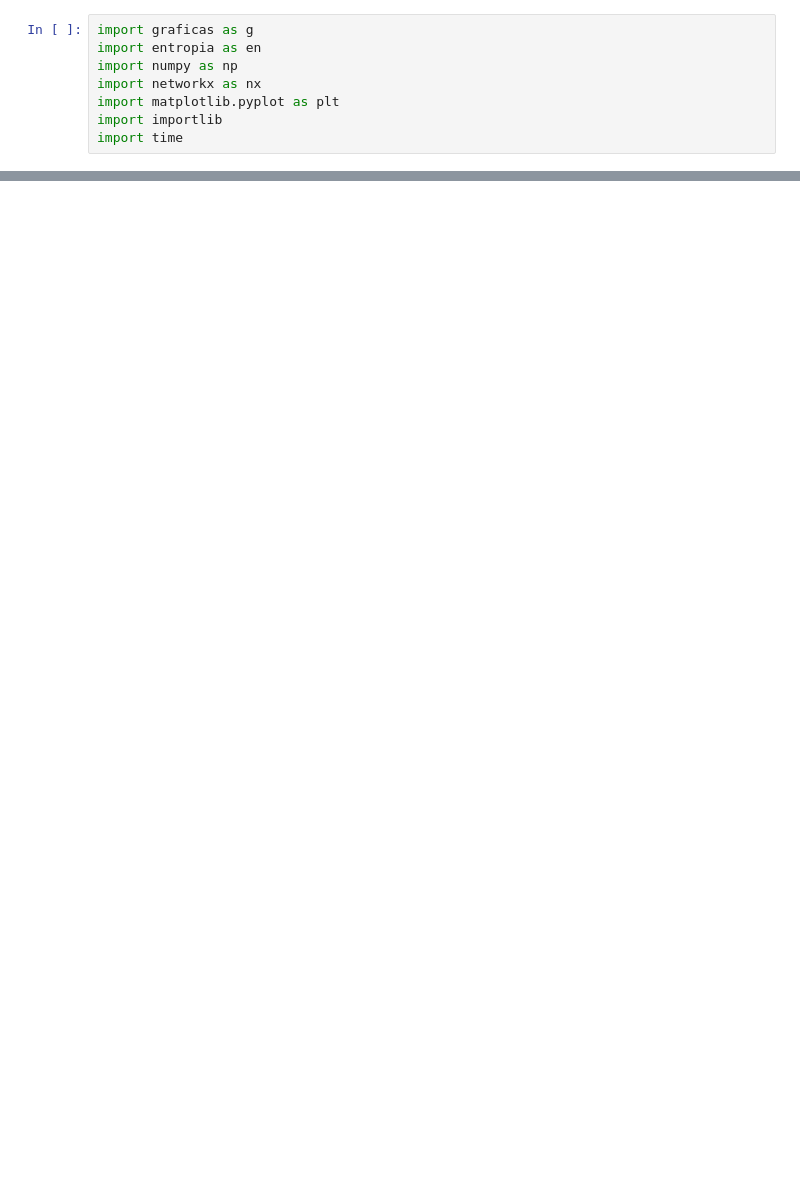
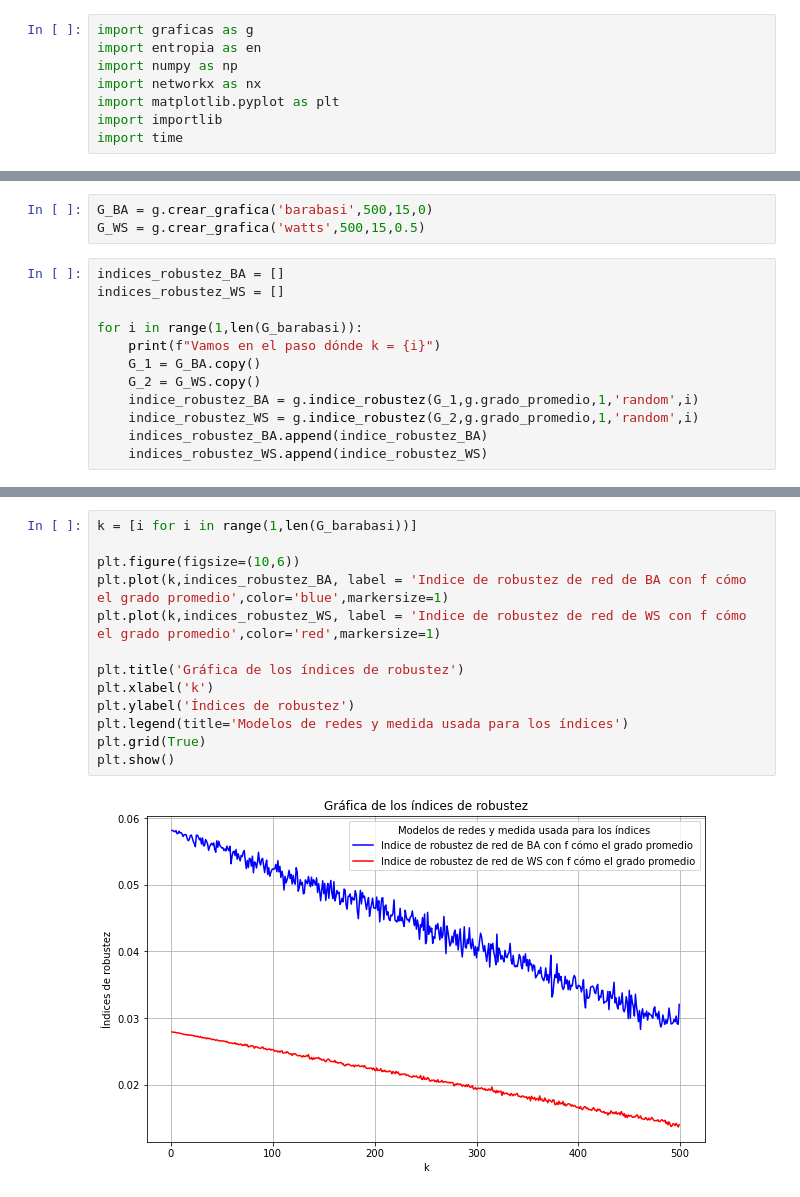
Before and after one commit to maurisiojimenes/pt_robustez, a Jupyter notebook: Indices de Robustez.ipynb, the cells around one changed output, grey strips where cells are left out. Saved outputs shown, nothing was run; the diff lists cells and outputs as text; blank space fills up the shorter version.

Commit message:
índices de Robustez

```diff
--- a/Indices de Robustez.ipynb
+++ b/Indices de Robustez.ipynb
@@ -16,0 +14,15 @@ importlib.reload(g)
+# %%
+G_BA = g.crear_grafica('barabasi',500,15,0)
+G_WS = g.crear_grafica('watts',500,15,0.5)
+# %%
+indices_robustez_BA = []
+indices_robustez_WS = []
+
+for i in range(1,len(G_barabasi)):
+    print(f"Vamos en el paso dónde k = {i}")
+    G_1 = G_BA.copy()
+    G_2 = G_WS.copy()
+    indice_robustez_BA = g.indice_robustez(G_1,g.grado_promedio,1,'random',i)
+    indice_robustez_WS = g.indice_robustez(G_2,g.grado_promedio,1,'random',i)
+    indices_robustez_BA.append(indice_robustez_BA)
+    indices_robustez_WS.append(indice_robustez_WS)
@@ -16,0 +47,15 @@ importlib.reload(g)
+# %%
+k = [i for i in range(1,len(G_barabasi))]
+
+plt.figure(figsize=(10,6))
+plt.plot(k,indices_robustez_BA, label = 'Indice de robustez de red de BA con f cómo el grado promedio',color='blue',markersize=1)
+plt.plot(k,indices_robustez_WS, label = 'Indice de robustez de red de WS con f cómo el grado promedio',color='red',markersize=1)
+
+plt.title('Gráfica de los índices de robustez')
+plt.xlabel('k')
+plt.ylabel('Índices de robustez')
+plt.legend(title='Modelos de redes y medida usada para los índices')
+plt.grid(True)
+plt.show()
+# %% [output]
+[figure, added]
```
Also changed, not shown: parts of 16 cells of this notebook, 5 other files.
